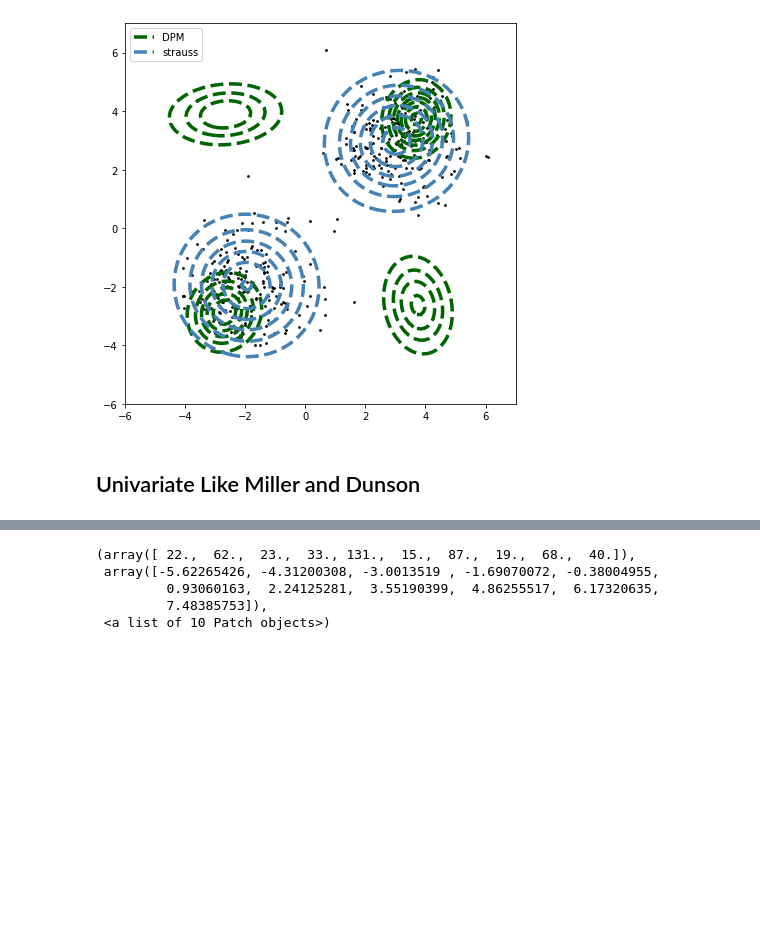
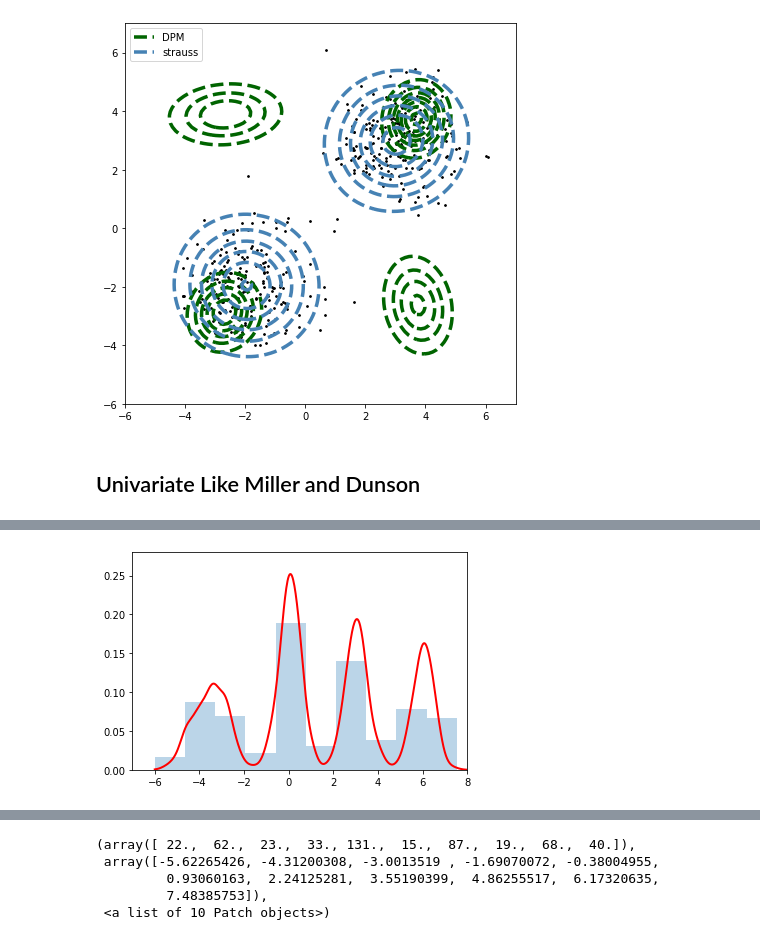
Before and after one commit to LGhilotti/pp_mix, a Jupyter notebook: Simulations.ipynb, the cells around one changed output, grey strips where cells are left out. Cells and saved outputs as stored; diff of their text form; code cells hidden in the pictures; blank space fills up the shorter version.

```diff
--- a/Simulations.ipynb
+++ b/Simulations.ipynb
@@ -286,6 +298,14 @@ def generate_data(size):
 # %%
 xgrid = np.linspace(-6, 8, 500)
 f_eval = f0(xgrid)
 
 # plt.savefig("images/data_univ_miller_dunson_true_dens.pdf")
-# plt.plot(xgrid, f_eval)
+
+plt.hist(data, density=True, alpha=0.3)
+plt.plot(xgrid, f_eval, color="red", lw=2)
+
+plt.ylim(0, 0.28)
+plt.xlim(-7, 8)
+plt.savefig("images/dpcont_hist_true.pdf")
+# %% [output]
+[figure, added]
```
Also changed, not shown: parts of 9 cells of this notebook, 14 other files.
